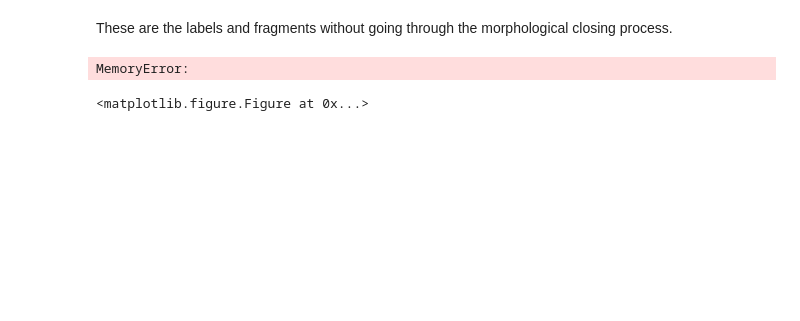
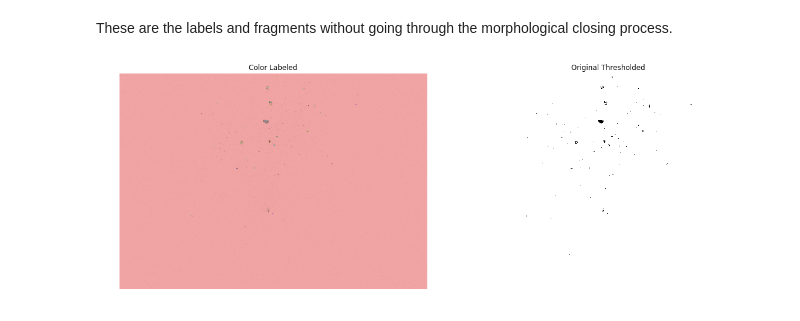
Before and after one commit to jamestimotiwu/icing-impacts, a Jupyter notebook: notebooks/Segmentation Threshold Demo.ipynb, the cells around one changed output. Saved outputs shown, nothing was run; the diff lists cells and outputs as text; code cells hidden in the pictures; blank space fills up the shorter version.

```diff
--- a/notebooks/Segmentation Threshold Demo.ipynb
+++ b/notebooks/Segmentation Threshold Demo.ipynb
@@ -188,29 +188,28 @@ image_label_overlay_2 = label2rgb(label_image_2, image=float_isubt)
 # %%
 %matplotlib inline
 
 #fig, ax = plt.subplots(figsize=(10, 6))
 #ax.imshow(image_label_overlay)
 #print(binary)
 
 #ax.set_axis_off()
 #plt.tight_layout()
 #plt.show()
 
-fig3, axes3 = plt.subplots(ncols=2, figsize=(8, 5))
+fig3, axes3 = plt.subplots(ncols=2, figsize=(16, 10))
 ax3 = axes3.ravel()
 
 ax3[0].imshow(image_label_overlay_2)
 ax3[0].set_title('Color Labeled')
 ax3[0].axis('off')
 
 ax3[1].imshow(binary, cmap=plt.cm.gray)
 ax3[1].set_title('Original Thresholded')
 ax3[1].axis('off')
 plt.tight_layout()
 plt.show()
 # %% [output]
-MemoryError:
-<matplotlib.figure.Figure at 0x...>
+[figure, added]
 # %%
 %matplotlib inline
 n2_fragments = 0
```
Also changed, not shown: parts of 2 cells of this notebook.
